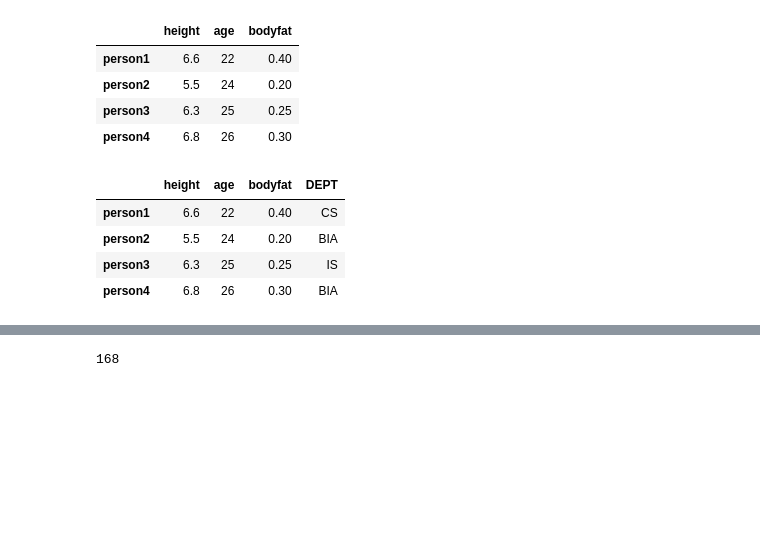
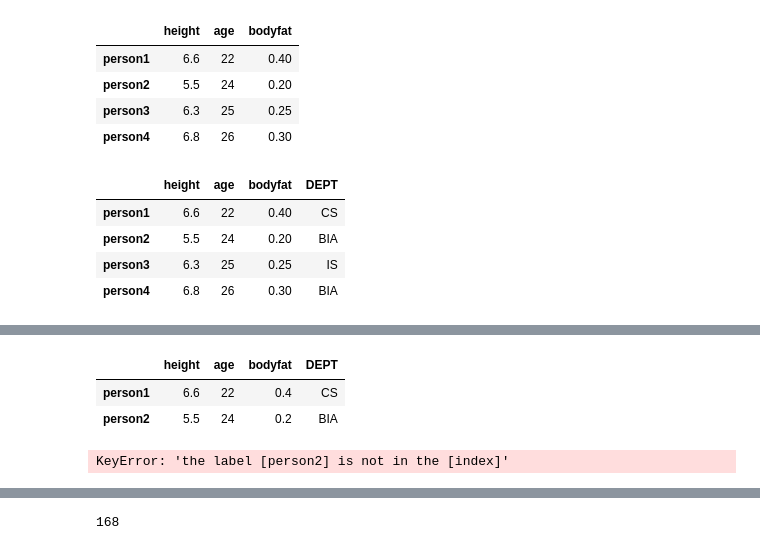
Before and after one commit to shanjiang1994/The_complete_guide_in_Python_for_DA-DS, a Jupyter notebook: 7.Pandas.ipynb, the cells around one changed output, grey strips where cells are left out. Saved outputs shown, nothing was run; the diff lists cells and outputs as text; code cells hidden in the pictures; blank space fills up the shorter version.

```diff
--- a/7.Pandas.ipynb
+++ b/7.Pandas.ipynb
@@ -534,0 +669,12 @@ df
+# %%
+# by using [ ] to adding multiple searching pattern
+
+df.loc[['person1','person2']] # [] added both person1 and person2 and it returns a DataFrom not a Series
+
+
+df.loc['person1','person2']
+# %% [output]
+|  | height | age | bodyfat | DEPT |
+| person1 | 6.6 | 22 | 0.4 | CS |
+| person2 | 5.5 | 24 | 0.2 | BIA |
+KeyError: 'the label [person2] is not in the [index]'
```
Also changed, not shown: parts of 36 cells of this notebook.
